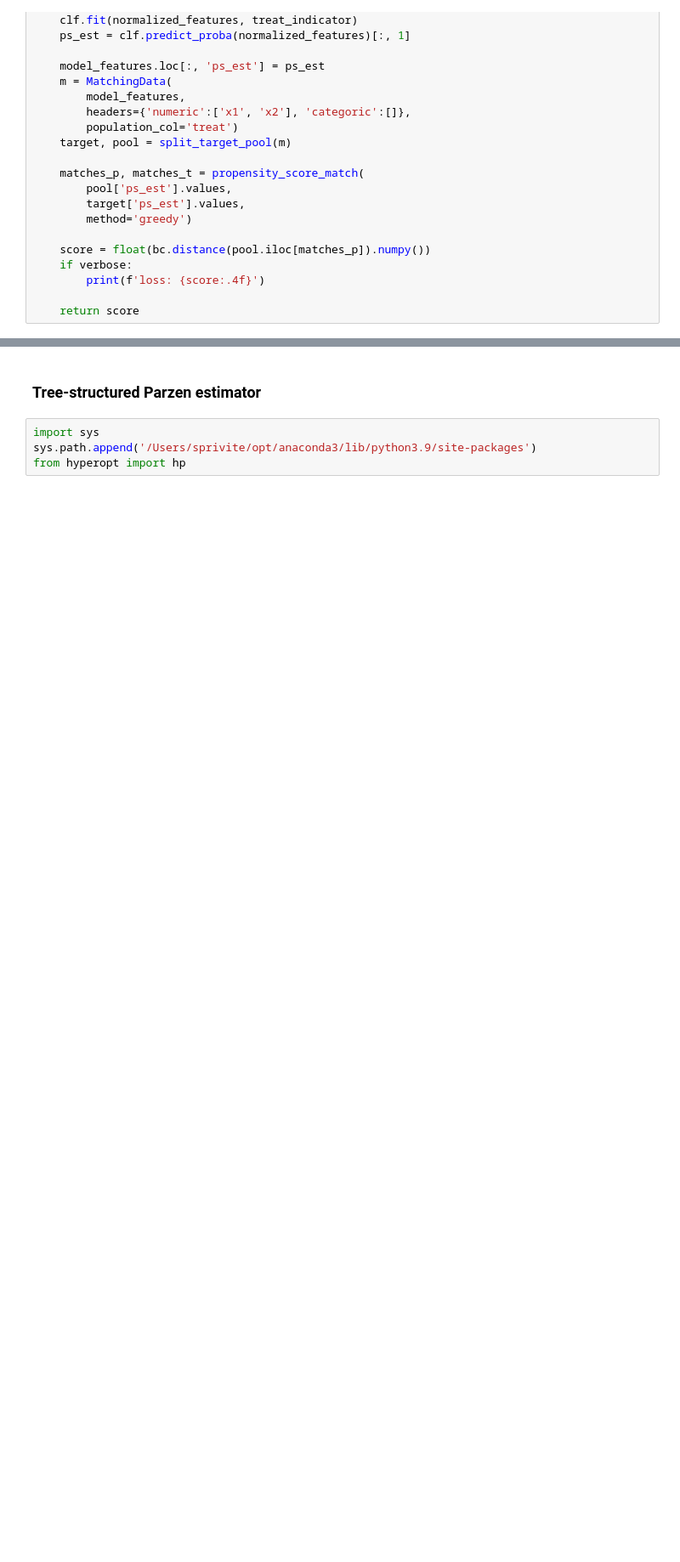
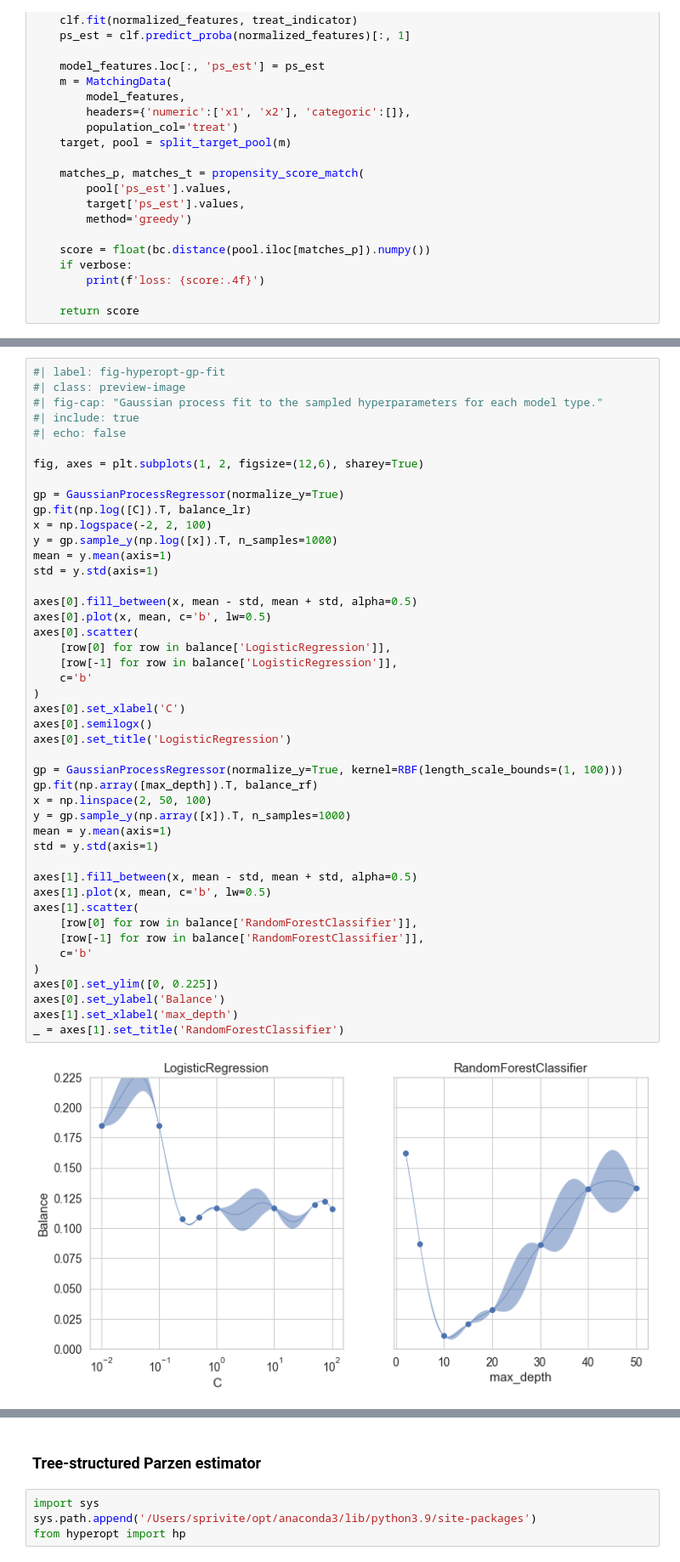
Before and after one commit to sprivite/blog, a Jupyter notebook: blog/hyperparameter_optimization.ipynb, the cells around one changed output, grey strips where cells are left out. Shown at 85% size. Cells and saved outputs as stored; diff of their text form; blank space fills up the shorter version.

```diff
--- a/blog/hyperparameter_optimization.ipynb
+++ b/blog/hyperparameter_optimization.ipynb
@@ -444,0 +436,47 @@ This simple calculation, which you just did in your brain instinctively, is real
+# %%
+#| label: fig-hyperopt-gp-fit
+#| class: preview-image
+#| fig-cap: "Gaussian process fit to the sampled hyperparameters for each model type."
+#| include: true
+#| echo: false
+
+fig, axes = plt.subplots(1, 2, figsize=(12,6), sharey=True)
+
+gp = GaussianProcessRegressor(normalize_y=True)
+gp.fit(np.log([C]).T, balance_lr)
+x = np.logspace(-2, 2, 100)
+y = gp.sample_y(np.log([x]).T, n_samples=1000)
+mean = y.mean(axis=1)
+std = y.std(axis=1)
+
+axes[0].fill_between(x, mean - std, mean + std, alpha=0.5)
+axes[0].plot(x, mean, c='b', lw=0.5)
+axes[0].scatter(
+    [row[0] for row in balance['LogisticRegression']],
+    [row[-1] for row in balance['LogisticRegression']],
+    c='b'
+)
+axes[0].set_xlabel('C')
+axes[0].semilogx()
+axes[0].set_title('LogisticRegression')
+
+gp = GaussianProcessRegressor(normalize_y=True, kernel=RBF(length_scale_bounds=(1, 100)))
+gp.fit(np.array([max_depth]).T, balance_rf)
+x = np.linspace(2, 50, 100)
+y = gp.sample_y(np.array([x]).T, n_samples=1000)
+mean = y.mean(axis=1)
+std = y.std(axis=1)
+
+axes[1].fill_between(x, mean - std, mean + std, alpha=0.5)
+axes[1].plot(x, mean, c='b', lw=0.5)
+axes[1].scatter(
+    [row[0] for row in balance['RandomForestClassifier']],
+    [row[-1] for row in balance['RandomForestClassifier']],
+    c='b'
+)
+axes[0].set_ylim([0, 0.225])
+axes[0].set_ylabel('Balance')
+axes[1].set_xlabel('max_depth')
+_ = axes[1].set_title('RandomForestClassifier')
+# %% [output]
+[figure, added]
```
Also changed, not shown: parts of 45 cells of this notebook, 8 other files.
